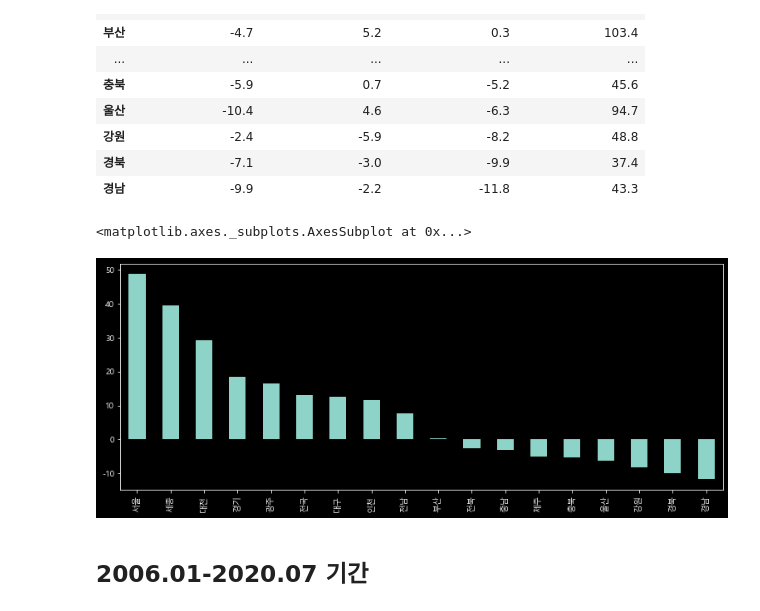
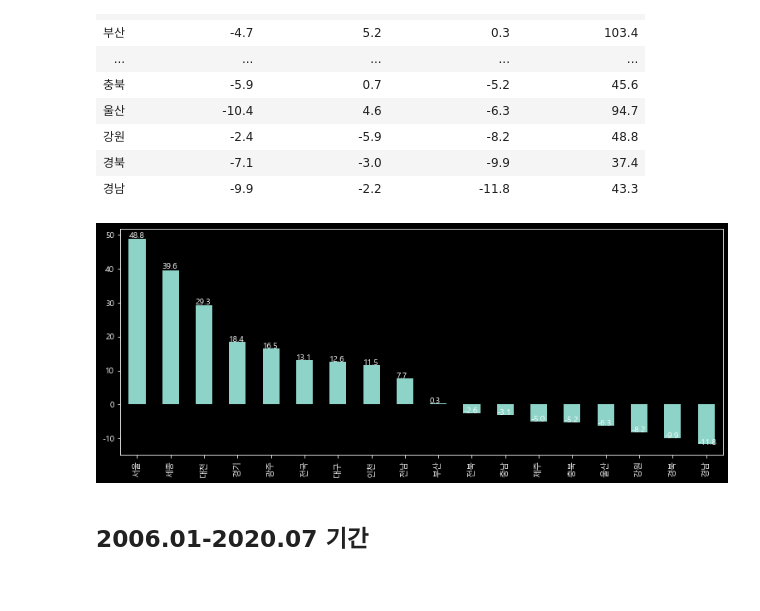
Before and after one commit to AlphaRealTV/TradeIndex, a Jupyter notebook: [매매지수6]_아파트_매매지수_비교3_상승률랭킹.ipynb, the cells around one changed output. Cells and saved outputs as stored; diff of their text form; code cells hidden in the pictures.

```diff
--- a/[매매지수6]_아파트_매매지수_비교3_상승률랭킹.ipynb
+++ b/[매매지수6]_아파트_매매지수_비교3_상승률랭킹.ipynb
@@ -126,5 +126,7 @@ KAB2_comp.sort_values(by=["2017.08-2018.09"], ascending=False)
 | 경남 | -9.9 | -2.2 | -11.8 | 43.3 |
 | 울산 | -10.4 | 4.6 | -6.3 | 94.7 |
 # %%
-KAB2_comp["2017.08-2018.09"].sort_values(ascending=False).plot.bar()
+ax = KAB2_comp["2017.08-2018.09"].sort_values(ascending=False).plot.bar()
+for p in ax.patches:
+    ax.annotate(str(p.get_height()), (p.get_x() * 1.00, p.get_height() * 1.01))
 # %% [output]
@@ -153,5 +154,7 @@ KAB2_comp.sort_values(by=["2018.09-2020.07"], ascending=False)
 | 강원 | -2.4 | -5.9 | -8.2 | 48.8 |
 | 제주 | 1.3 | -6.3 | -5.0 | 139.0 |
 # %%
-KAB2_comp["2018.09-2020.07"].sort_values(ascending=False).plot.bar()
+ax = KAB2_comp["2018.09-2020.07"].sort_values(ascending=False).plot.bar()
+for p in ax.patches:
+    ax.annotate(str(p.get_height()), (p.get_x() * 1.00, p.get_height() * 1.01))
 # %% [output]
@@ -180,10 +182,11 @@ KAB2_comp.sort_values(by=["2017.08-2020.07"], ascending=False)
 | 경북 | -7.1 | -3.0 | -9.9 | 37.4 |
 | 경남 | -9.9 | -2.2 | -11.8 | 43.3 |
 # %%
-KAB2_comp["2017.08-2020.07"].sort_values(ascending=False).plot.bar()
+ax = KAB2_comp["2017.08-2020.07"].sort_values(ascending=False).plot.bar()
+for p in ax.patches:
+    ax.annotate(str(p.get_height()), (p.get_x() * 1.00, p.get_height() * 1.01))
 # %% [output]
-<matplotlib.axes._subplots.AxesSubplot at 0x...>
-[figure, old version]
+[figure, new version]
 # %% [markdown]
 ## 2006.01-2020.07 기간
 # %%
```
Also changed, not shown: parts of 6 cells of this notebook, 2 other files.
